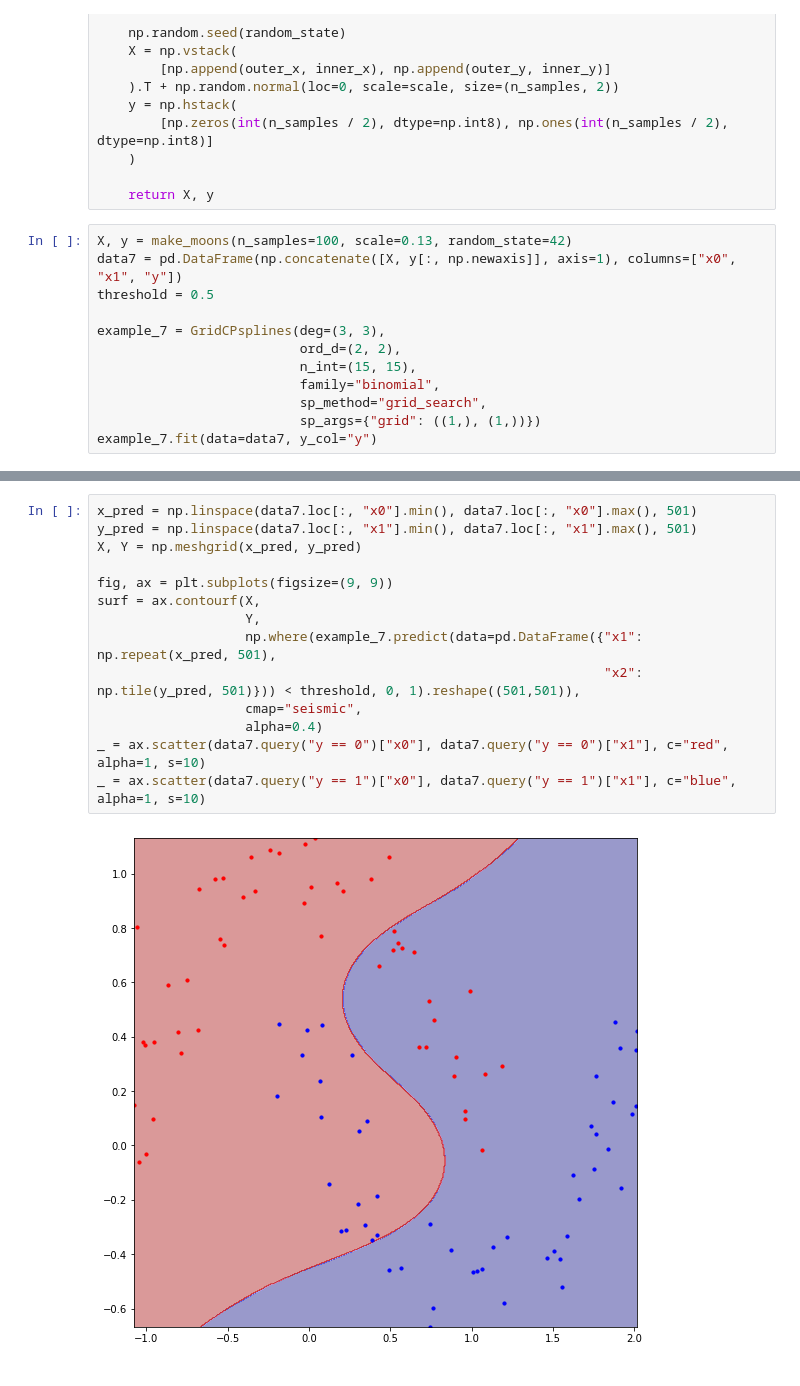
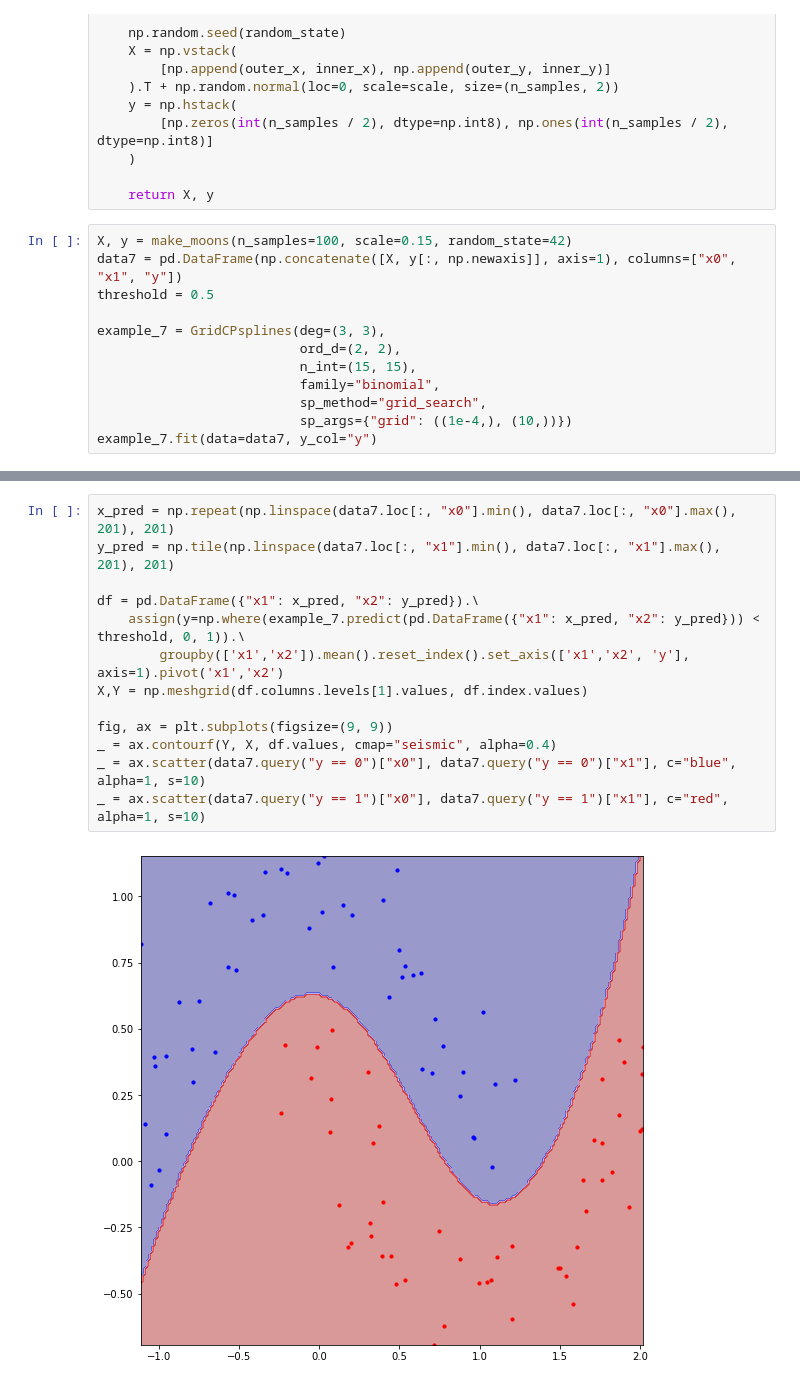
Before and after one commit to ManuelNavarroGarcia/cpsplines, a Jupyter notebook: examples/non_gaussian_data.ipynb, the cells around one changed output, grey strips where cells are left out. Cells and saved outputs as stored; diff of their text form.

Commit message:
make_moons (II)

```diff
--- a/examples/non_gaussian_data.ipynb
+++ b/examples/non_gaussian_data.ipynb
@@ -286,7 +286,7 @@ def make_moons(n_samples: int=100, scale: Union[int, float]=0.1, random_state: i
 
     return X, y
 # %%
-X, y = make_moons(n_samples=100, scale=0.13, random_state=42)
+X, y = make_moons(n_samples=100, scale=0.15, random_state=42)
 data7 = pd.DataFrame(np.concatenate([X, y[:, np.newaxis]], axis=1), columns=["x0", "x1", "y"])
 threshold = 0.5
 
@@ -295,6 +295,6 @@ example_7 = GridCPsplines(deg=(3, 3),
                           n_int=(15, 15),
                           family="binomial",
                           sp_method="grid_search",
-                          sp_args={"grid": ((1,), (1,))})
+                          sp_args={"grid": ((1e-4,), (10,))})
 example_7.fit(data=data7, y_col="y")
 # %% [output]
@@ -311,16 +311,15 @@ conf_matrix
 # %%
-x_pred = np.linspace(data7.loc[:, "x0"].min(), data7.loc[:, "x0"].max(), 501)
-y_pred = np.linspace(data7.loc[:, "x1"].min(), data7.loc[:, "x1"].max(), 501)
-X, Y = np.meshgrid(x_pred, y_pred)
+x_pred = np.repeat(np.linspace(data7.loc[:, "x0"].min(), data7.loc[:, "x0"].max(), 201), 201)
+y_pred = np.tile(np.linspace(data7.loc[:, "x1"].min(), data7.loc[:, "x1"].max(), 201), 201)
+
+df = pd.DataFrame({"x1": x_pred, "x2": y_pred}).\
+    assign(y=np.where(example_7.predict(pd.DataFrame({"x1": x_pred, "x2": y_pred})) < threshold, 0, 1)).\
+        groupby(['x1','x2']).mean().reset_index().set_axis(['x1','x2', 'y'], axis=1).pivot('x1','x2')
+X,Y = np.meshgrid(df.columns.levels[1].values, df.index.values)
 
 fig, ax = plt.subplots(figsize=(9, 9))
-surf = ax.contourf(X,
-                   Y,
-                   np.where(example_7.predict(data=pd.DataFrame({"x1": np.repeat(x_pred, 501),
-                                                                 "x2": np.tile(y_pred, 501)})) < threshold, 0, 1).reshape((501,501)),
-                   cmap="seismic",
-                   alpha=0.4)
-_ = ax.scatter(data7.query("y == 0")["x0"], data7.query("y == 0")["x1"], c="red", alpha=1, s=10)
-_ = ax.scatter(data7.query("y == 1")["x0"], data7.query("y == 1")["x1"], c="blue", alpha=1, s=10)
+_ = ax.contourf(Y, X, df.values, cmap="seismic", alpha=0.4)
+_ = ax.scatter(data7.query("y == 0")["x0"], data7.query("y == 0")["x1"], c="blue", alpha=1, s=10)
+_ = ax.scatter(data7.query("y == 1")["x0"], data7.query("y == 1")["x1"], c="red", alpha=1, s=10)
 # %% [output]
-[figure, old version]
+[figure, new version]
```
Also changed, not shown: parts of 3 cells of this notebook.
